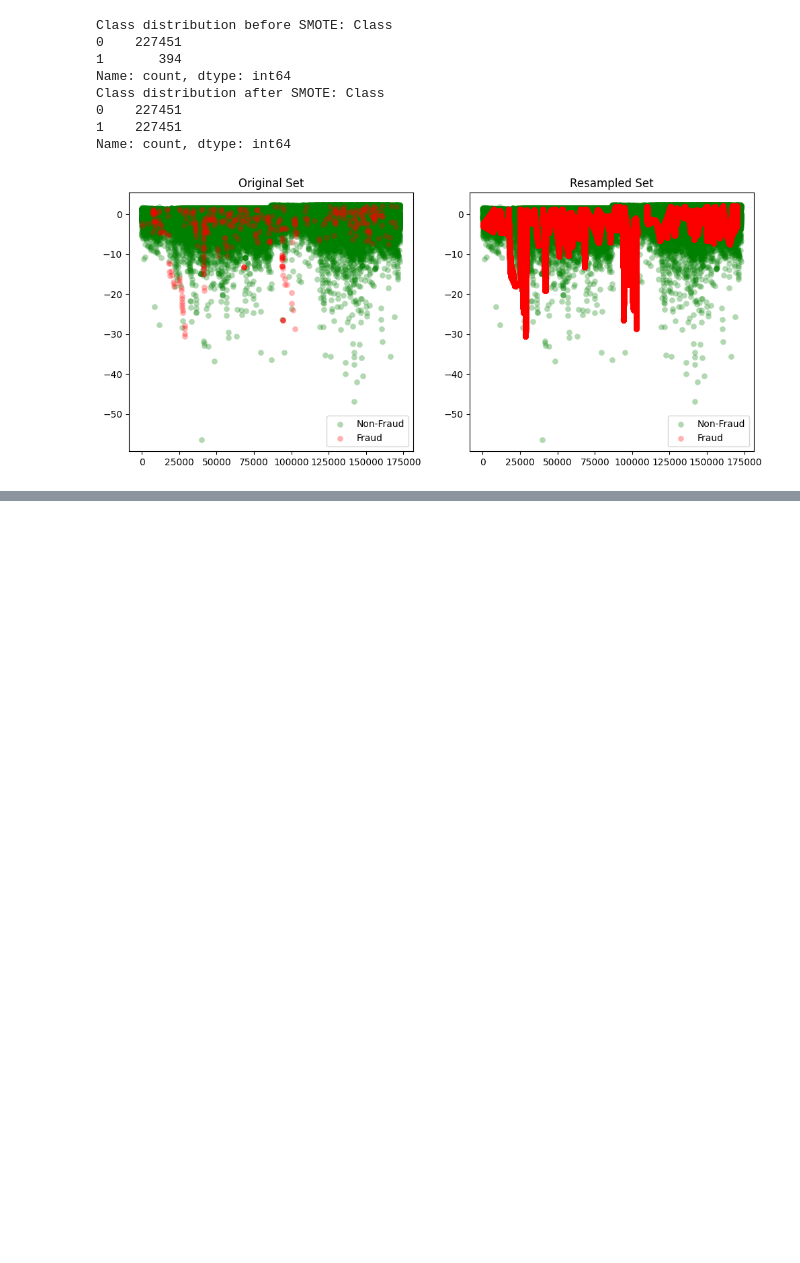
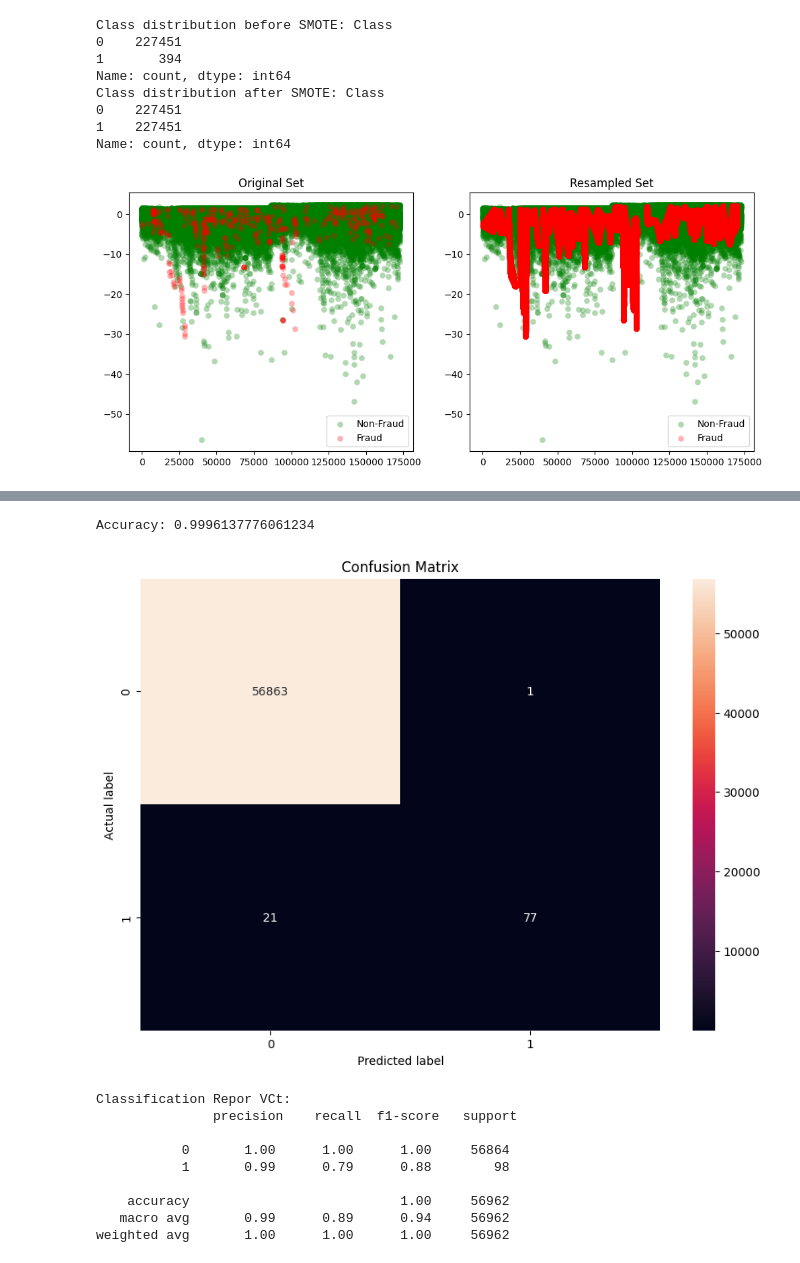
Before and after one commit to Oshgig/FRAUD-DETECTION, a Jupyter notebook: Project_code.ipynb, the cells around one changed output, grey strips where cells are left out. Drawn from its saved outputs; the diff is of its cells as text; code cells hidden in the pictures; blank space fills up the shorter version.

```diff
--- a/Project_code.ipynb
+++ b/Project_code.ipynb
@@ -446 +499,12 @@ Epoch 6/10
 weighted avg       1.00      1.00      1.00    227845
+# %%
+# Train traditional ML models
+rf = RandomForestClassifier(class_weight={0: 1, 1: 12}, criterion='entropy', max_depth=12, max_features='log2', min_samples_leaf=10, n_estimators=30, n_jobs=-1, random_state=5)
+rf.fit(X_train, y_train)
+
+svc = SVC(C=10, kernel='rbf', probability=True, random_state=5)
+svc.fit(X_train, y_train)
+
+
+xgb = XGBClassifier(colsample_bytree=1.0, learning_rate=0.1, max_depth=7, n_estimators=200, random_state=5)
+xgb.fit(X_train, y_train)
@@ -446,0 +535,36 @@ weighted avg       1.00      1.00      1.00    227845
+# %%
+# Create the voting ensemble
+voting_clf = VotingClassifier(estimators=[('svc', svc), ('rf', rf), ('XGB', xgb)], voting='soft',weights=[1, 1, 2])
+
+
+# 8. Train Ensemble
+voting_clf.fit(X_train, y_train)
+
+# 9. Evaluate Model
+y_pred = voting_clf.predict(X_test)
+# %% [output]
+Accuracy: 0.9996137776061234
+# %%
+# Generate and plot confusion matrix
+conf_matrix = confusion_matrix(y_test, y_pred)
+plt.figure(figsize=(10, 7))
+sns.heatmap(conf_matrix, annot=True, fmt='g')
+plt.title('Confusion Matrix')
+plt.ylabel('Actual label')
+plt.xlabel('Predicted label')
+plt.show()
+
+# Generate and print classification report
+class_report = classification_report(y_test, y_pred)
+print("Classification Repor VCt:\n", class_report)
+# %% [output]
+[figure, added]
+Classification Repor VCt:
+               precision    recall  f1-score   support
+
+           0       1.00      1.00      1.00     56864
+           1       0.99      0.79      0.88        98
+
+    accuracy                           1.00     56962
+   macro avg       0.99      0.89      0.94     56962
+weighted avg       1.00      1.00      1.00     56962
```
Also changed, not shown: parts of 17 cells of this notebook.
